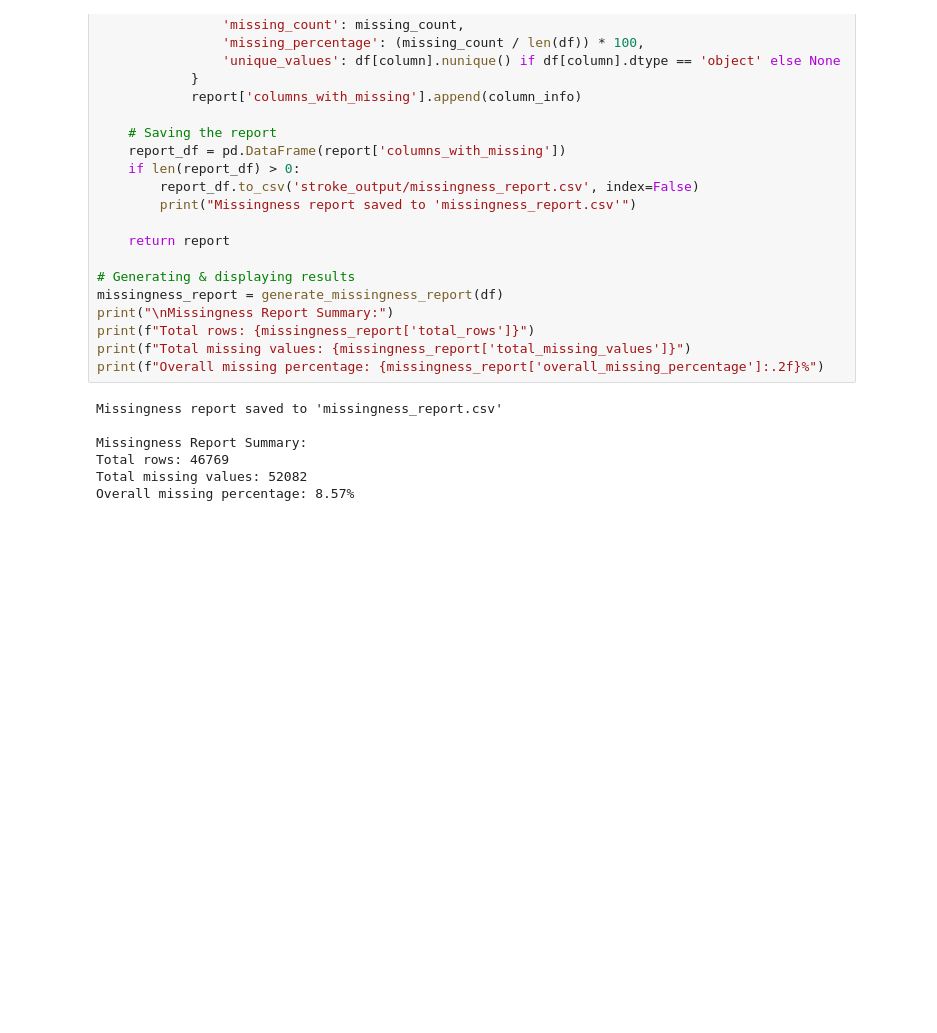
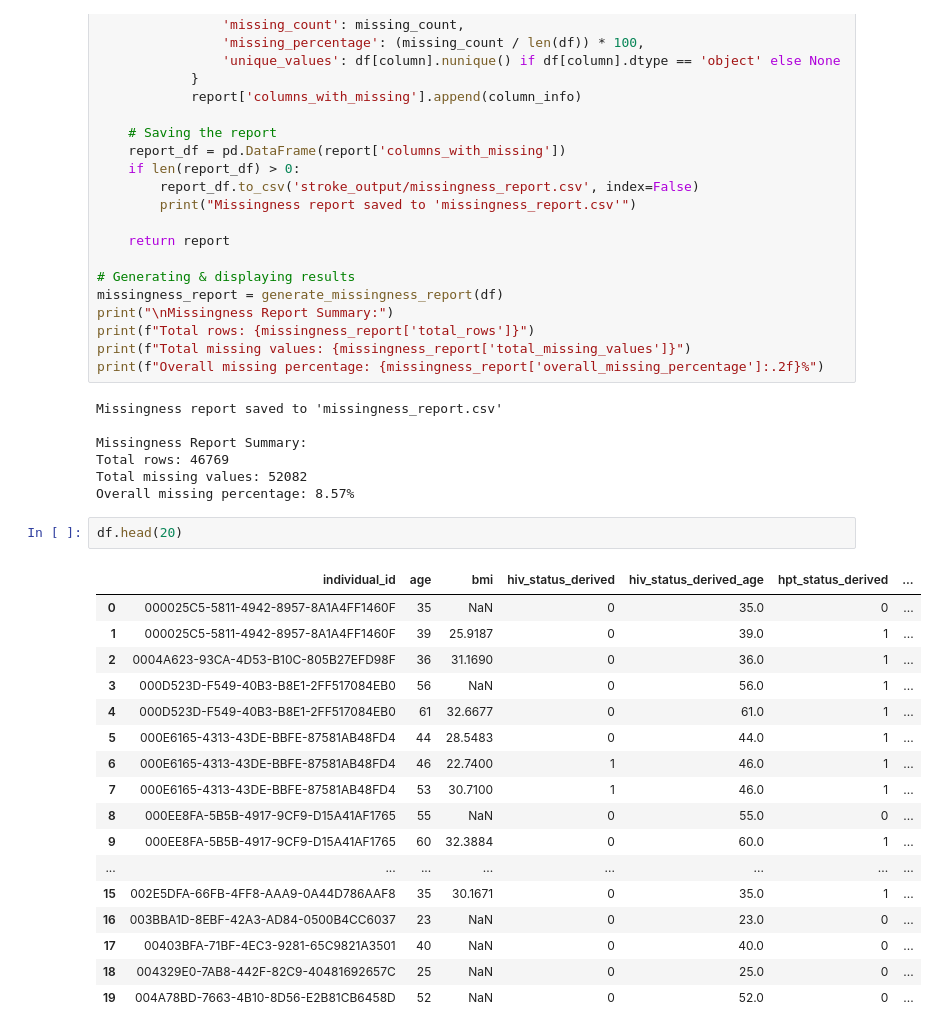
Before and after one commit to dmainagithub/stroke-work, a Jupyter notebook: Stroke_Data_Missingness_Advanced.ipynb, the cells around one changed output. Saved outputs shown, nothing was run; the diff lists cells and outputs as text; blank space fills up the shorter version.

```diff
--- a/Stroke_Data_Missingness_Advanced.ipynb
+++ b/Stroke_Data_Missingness_Advanced.ipynb
@@ -305,3 +702,23 @@ Missingness Report Summary:
 Total rows: 46769
 Total missing values: 52082
 Overall missing percentage: 8.57%
+# %%
+df.head(20)
+# %% [output]
+|  | individual_id | age | bmi | hiv_status_derived | hiv_status_derived_age | hpt_status_derived | ... |
+| 0 | 000025C5-5811-4942-8957-8A1A4FF1460F | 35 | NaN | 0 | 35.0 | 0 | ... |
+| 1 | 000025C5-5811-4942-8957-8A1A4FF1460F | 39 | 25.9187 | 0 | 39.0 | 1 | ... |
+| 2 | 0004A623-93CA-4D53-B10C-805B27EFD98F | 36 | 31.1690 | 0 | 36.0 | 1 | ... |
+| 3 | 000D523D-F549-40B3-B8E1-2FF517084EB0 | 56 | NaN | 0 | 56.0 | 1 | ... |
+| 4 | 000D523D-F549-40B3-B8E1-2FF517084EB0 | 61 | 32.6677 | 0 | 61.0 | 1 | ... |
+| 5 | 000E6165-4313-43DE-BBFE-87581AB48FD4 | 44 | 28.5483 | 0 | 44.0 | 1 | ... |
+| 6 | 000E6165-4313-43DE-BBFE-87581AB48FD4 | 46 | 22.7400 | 1 | 46.0 | 1 | ... |
+| 7 | 000E6165-4313-43DE-BBFE-87581AB48FD4 | 53 | 30.7100 | 1 | 46.0 | 1 | ... |
+| 8 | 000EE8FA-5B5B-4917-9CF9-D15A41AF1765 | 55 | NaN | 0 | 55.0 | 0 | ... |
+| 9 | 000EE8FA-5B5B-4917-9CF9-D15A41AF1765 | 60 | 32.3884 | 0 | 60.0 | 1 | ... |
+| ... | ... | ... | ... | ... | ... | ... | ... |
+| 15 | 002E5DFA-66FB-4FF8-AAA9-0A44D786AAF8 | 35 | 30.1671 | 0 | 35.0 | 1 | ... |
+| 16 | 003BBA1D-8EBF-42A3-AD84-0500B4CC6037 | 23 | NaN | 0 | 23.0 | 0 | ... |
+| 17 | 00403BFA-71BF-4EC3-9281-65C9821A3501 | 40 | NaN | 0 | 40.0 | 0 | ... |
+| 18 | 004329E0-7AB8-442F-82C9-40481692657C | 25 | NaN | 0 | 25.0 | 0 | ... |
+| 19 | 004A78BD-7663-4B10-8D56-E2B81CB6458D | 52 | NaN | 0 | 52.0 | 0 | ... |
```
Also changed, not shown: parts of 16 cells of this notebook.
